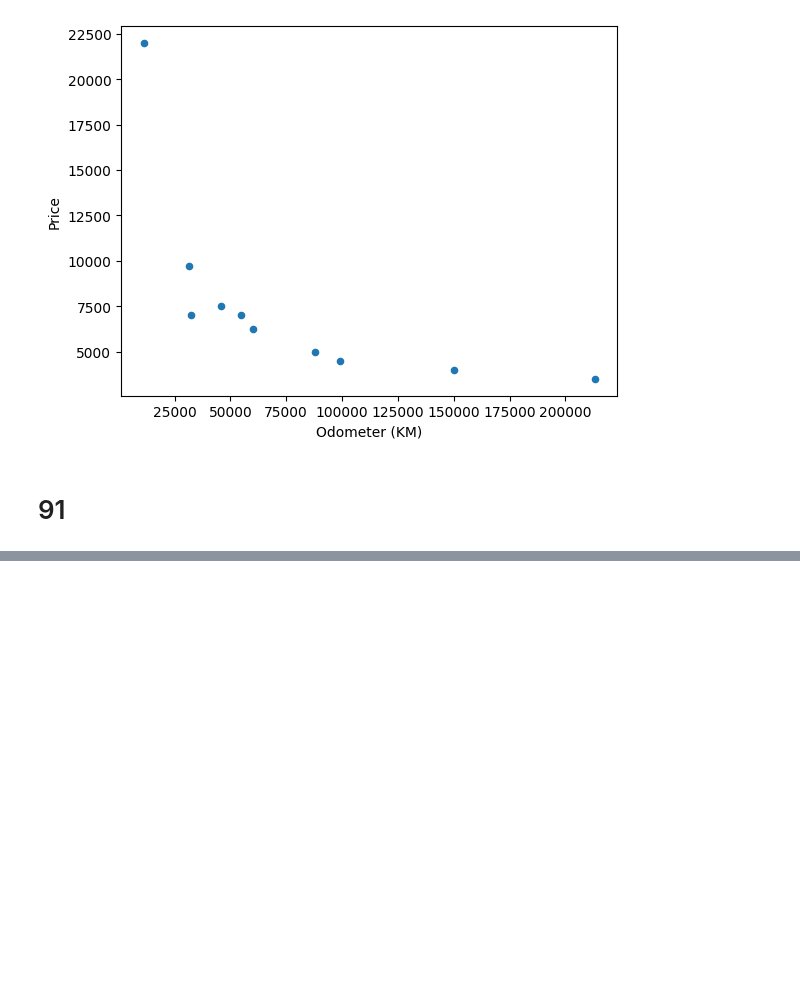
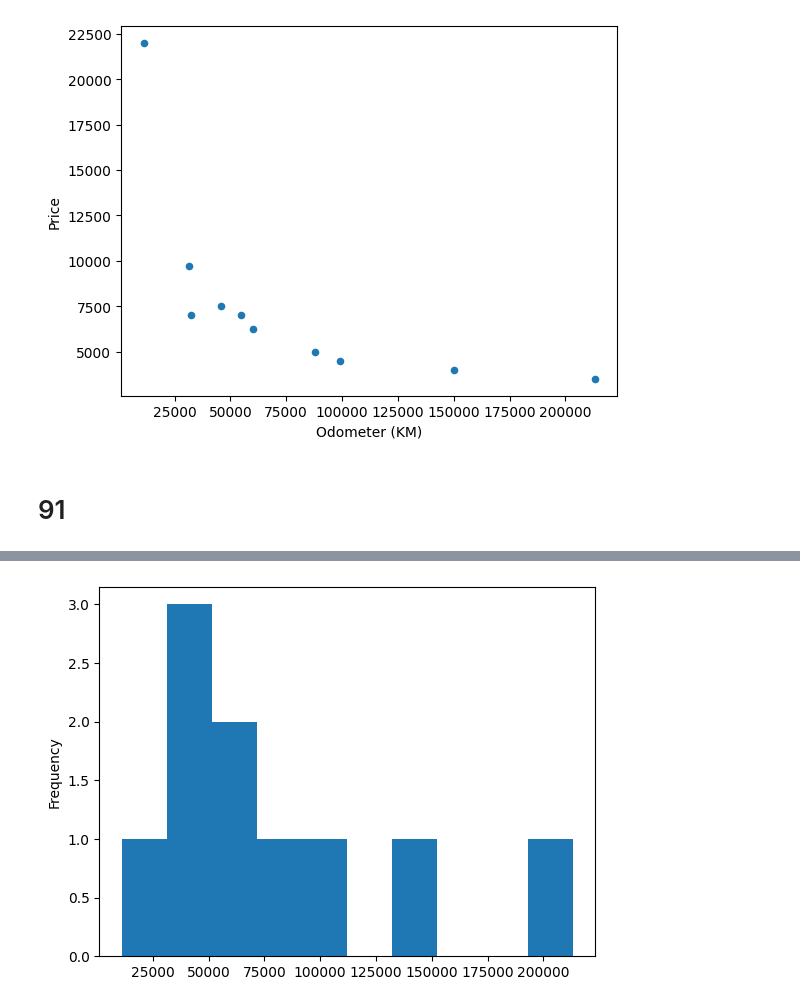
Before and after one commit to roopeshkp34/ML, a Jupyter notebook: ml_course/tutorials/matplot_lib.ipynb, the cells around one changed output, grey strips where cells are left out. Saved outputs shown, nothing was run; the diff lists cells and outputs as text; code cells hidden in the pictures; blank space fills up the shorter version.

```diff
--- a/ml_course/tutorials/matplot_lib.ipynb
+++ b/ml_course/tutorials/matplot_lib.ipynb
@@ -276,0 +323,5 @@ car_sales.plot(x="Odometer (KM)", y="Price", kind="scatter");
+# %%
+# How about histograms
+car_sales["Odometer (KM)"].plot.hist();
+# %% [output]
+[figure, added]
```
Also changed, not shown: parts of 23 cells of this notebook, 2 other files.
